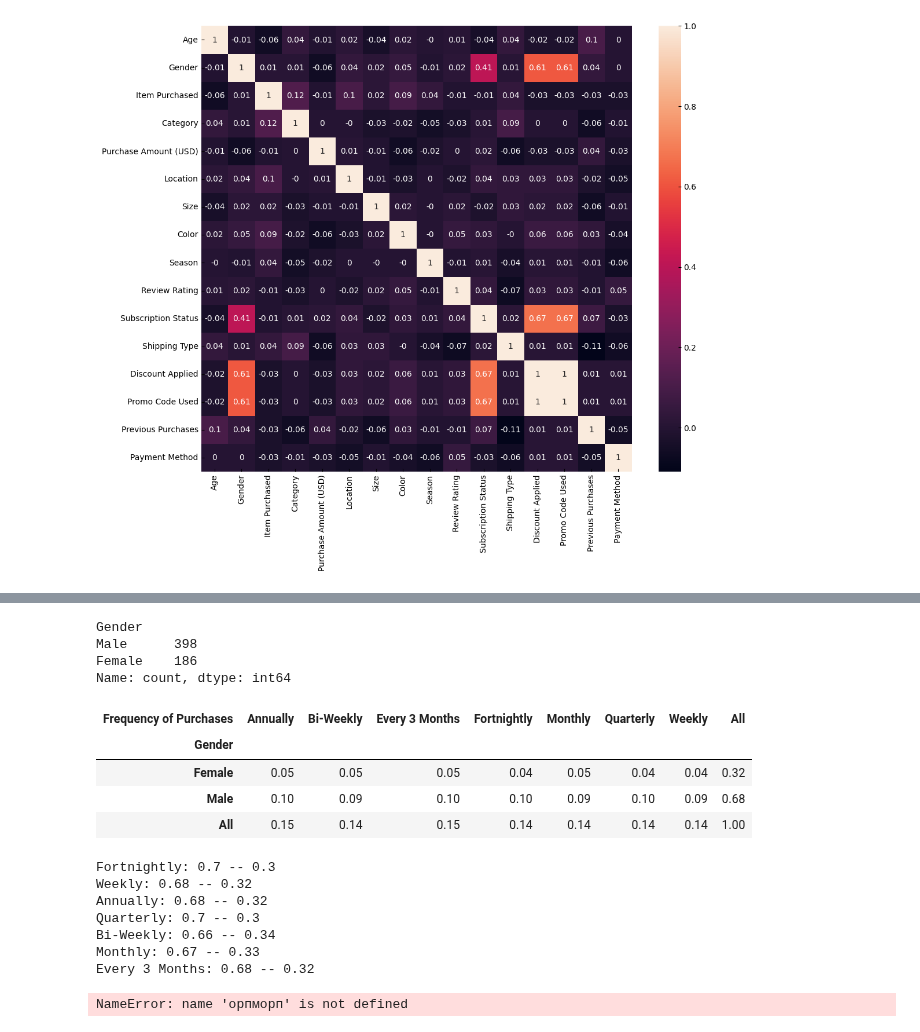
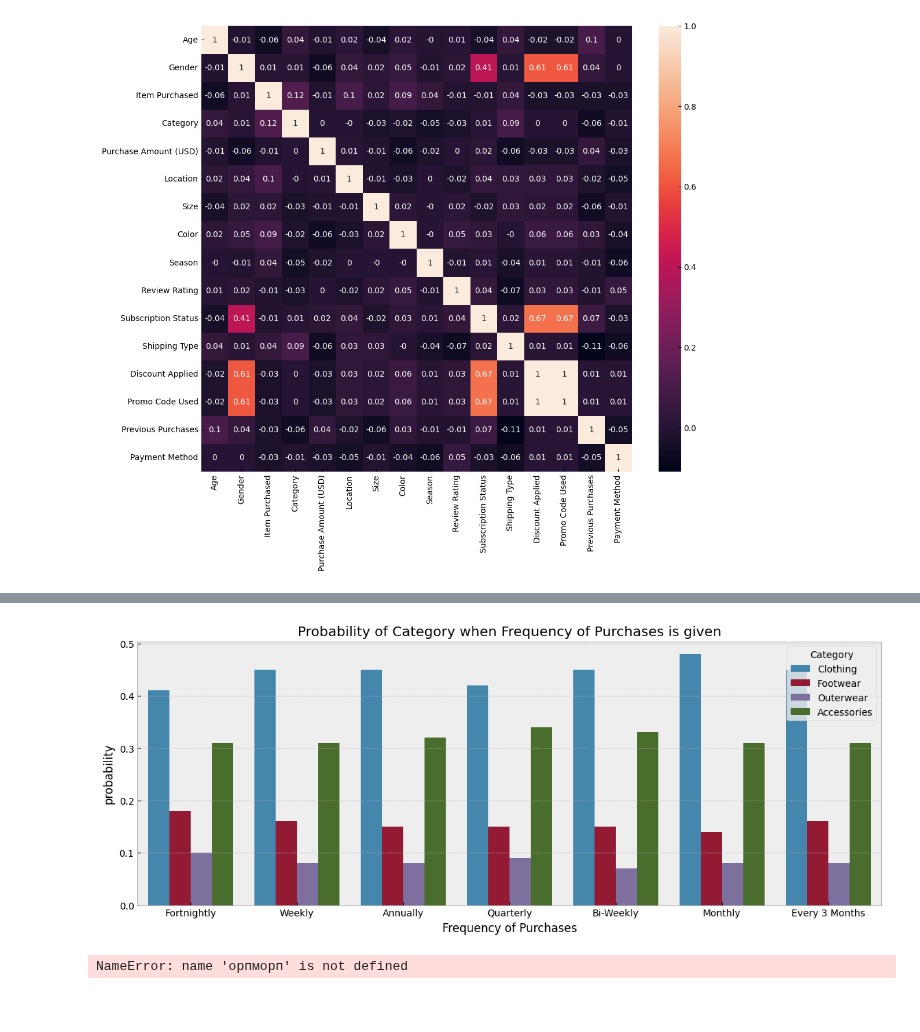
Before and after one commit to georgekovin/Consumer-Behavior-and-Shopping-Habits-Research, a Jupyter notebook: research.ipynb, the cells around one changed output, grey strips where cells are left out. Saved outputs shown, nothing was run; the diff lists cells and outputs as text; code cells hidden in the pictures; blank space fills up the shorter version.

```diff
--- a/research.ipynb
+++ b/research.ipynb
@@ -145,21 +127,3 @@ data_3mth
-# %%
-data_3mth['Gender'].value_counts()
-# %% [output]
-Gender
-Male      398
-Female    186
-Name: count, dtype: int64
-# %%
-pd.crosstab(index=data['Gender'],
-            columns=data['Frequency of Purchases'],
-            margins=True,
-            normalize=True).round(2)
-# %% [output]
-| Frequency of Purchases | Annually | Bi-Weekly | Every 3 Months | Fortnightly | Monthly | Quarterly | Weekly | All |
-| Gender |  |  |  |  |  |  |  |  |
-| Female | 0.05 | 0.05 | 0.05 | 0.04 | 0.05 | 0.04 | 0.04 | 0.32 |
-| Male | 0.10 | 0.09 | 0.10 | 0.10 | 0.09 | 0.10 | 0.09 | 0.68 |
-| All | 0.15 | 0.14 | 0.15 | 0.14 | 0.14 | 0.14 | 0.14 | 1.00 |
 # %%
 def get_bayesian_proba(A, B,
                        calc_proba, given_that,
@@ -183,29 +147,43 @@ def get_bayesian_proba(A, B,
     return round(proba_AB, 2)
 
 
-def show_bayes_bars(X, y, data=data):
+def show_bayes_bars(X,
+                    y='Frequency of Purchases',
+                    data=data):
+    X_vals = data[X].unique()
+    y_vals = data[y].unique()
 
+    X_list = []
+    y_list = []
+    probas = []
 
-    for typ in data[y].unique():
-        p = get_bayesian_proba(A=X,
-                               B=y,
-                               calc_proba='Male',
-                               given_that=typ)
+    for typ in y_vals:
+        for val in X_vals:
+            X_list.append(val)
+            y_list.append(typ)
 
-        p_ = round(1-p, 2)
+            p = get_bayesian_proba(A=X,
+                                   B=y,
+                                   calc_proba=val,
+                                   given_that=typ)
+            probas.append(p)
 
-        print(f'{typ}: {p} -- {p_}')
+    bayes_data = pd.DataFrame({X: X_list,
+                               y: y_list,
+                               'probability': probas})
 
+    plt.figure(figsize=(len(y_vals)*2, 5))
+    sb.barplot(bayes_data,
+               x=y,
+               y='probability',
+               hue=X)
 
-show_bayes_bars('Gender', 'Frequency of Purchases')
+    plt.title(f'Probability of {X} when {y} is given')
+    plt.show()
-# %% [output]
-Fortnightly: 0.7 -- 0.3
-Weekly: 0.68 -- 0.32
-Annually: 0.68 -- 0.32
-Quarterly: 0.7 -- 0.3
-Bi-Weekly: 0.66 -- 0.34
-Monthly: 0.67 -- 0.33
-Every 3 Months: 0.68 -- 0.32
+# %%
+show_bayes_bars('Category')
+# %% [output]
+[figure, added]
 # %%
 орпморп
 # %% [output]
```
Also changed, not shown: parts of 1 cell of this notebook.
